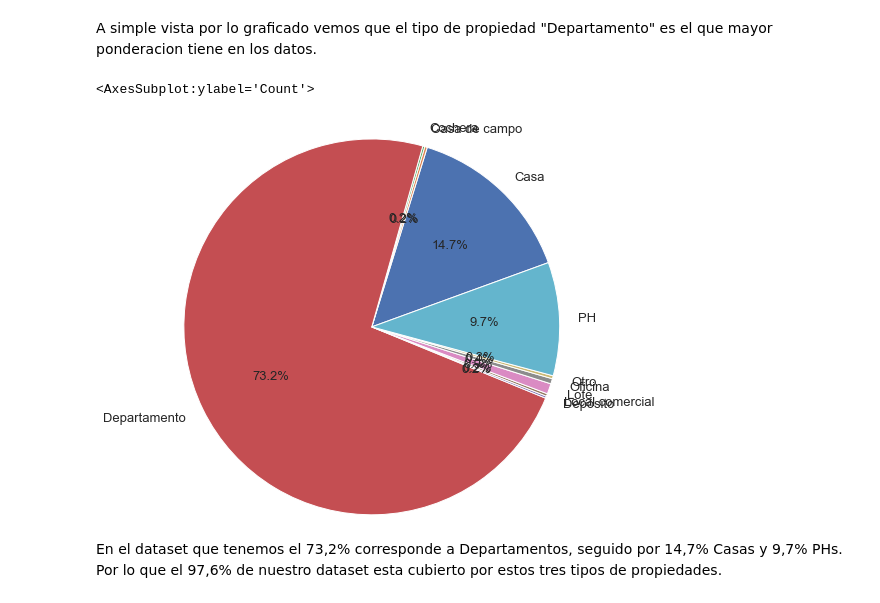
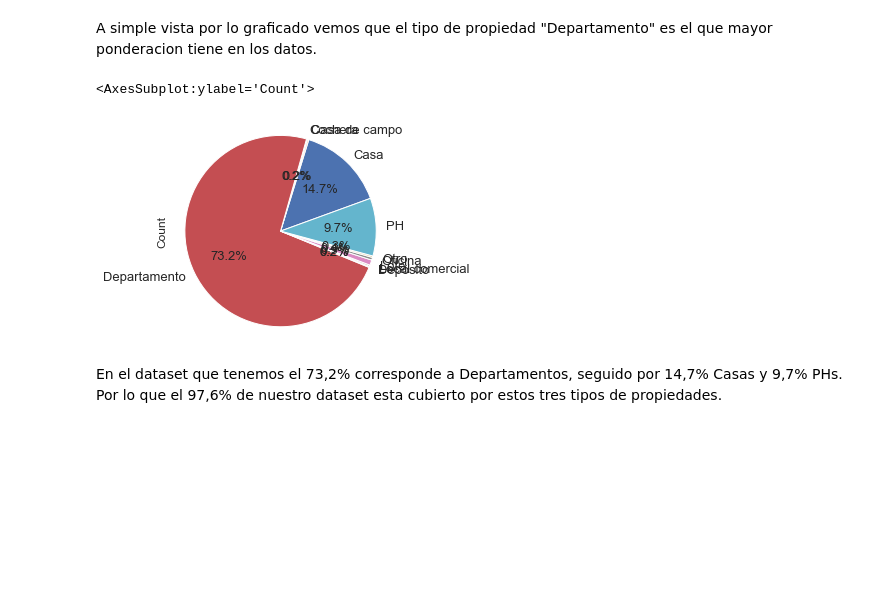
Before and after one commit to ldotto46/01.Proj_Real-State, a Jupyter notebook: Properati_analisys.ipynb, the cells around one changed output. Saved outputs shown, nothing was run; the diff lists cells and outputs as text; code cells hidden in the pictures; blank space fills up the shorter version.

```diff
--- a/Properati_analisys.ipynb
+++ b/Properati_analisys.ipynb
@@ -154,11 +154,11 @@ sns.countplot(data = datapd, y = "property_type", palette="summer") #Comparativa
 A simple vista por lo graficado vemos que el tipo de propiedad "Departamento" es el que mayor ponderacion tiene en los datos.
 # %%
 data = df.groupby("property_type")["Count"].sum()
-data.plot.pie(autopct="%.1f%%", radius=1.5, fontsize = 13, figsize = (5,8), startangle=20)
+data.plot.pie(autopct="%.1f%%", radius=1.1, fontsize = 13, startangle=20) #figsize = (5,8)
 #plt.title("Ponderacion segun tipo de propiedad", fontsize=14)
 # %% [output]
 <AxesSubplot:ylabel='Count'>
-[figure, old version]
+[figure, new version]
 # %% [markdown]
 En el dataset que tenemos el 73,2% corresponde a Departamentos, seguido por 14,7% Casas y 9,7% PHs. Por lo que el 97,6% de nuestro dataset esta cubierto por estos tres tipos de propiedades.
 # %% [markdown]
```
Also changed, not shown: parts of 16 cells of this notebook.
